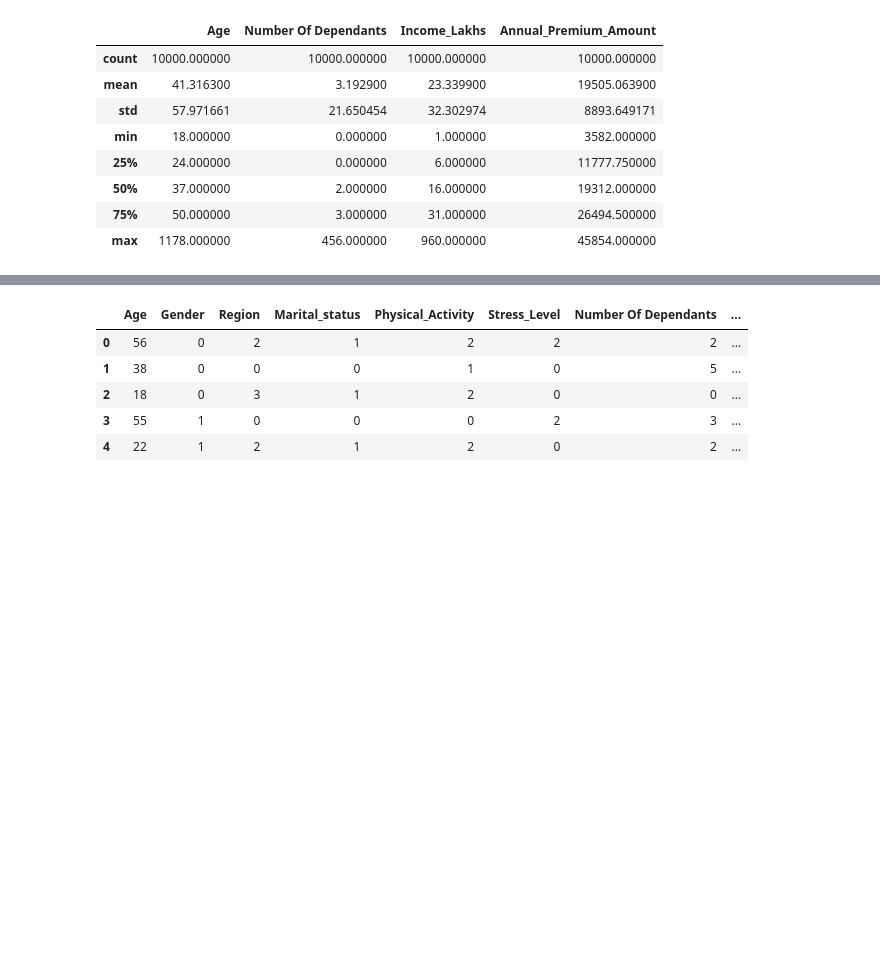
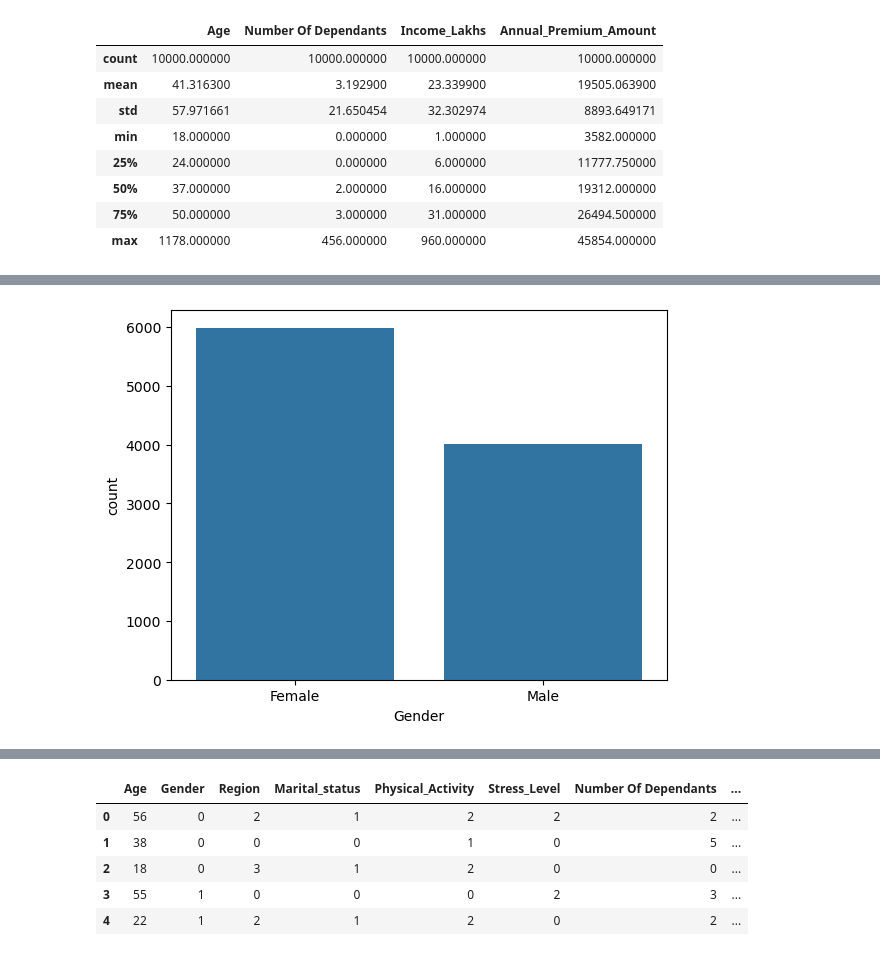
Before and after one commit to Karan-Khilnani/health-insurance-premium-predictor, a Jupyter notebook: Health_insu_premium.ipynb, the cells around one changed output, grey strips where cells are left out. Saved outputs shown, nothing was run; the diff lists cells and outputs as text; code cells hidden in the pictures; blank space fills up the shorter version.

```diff
--- a/Health_insu_premium.ipynb
+++ b/Health_insu_premium.ipynb
@@ -115,0 +136,5 @@ df.describe()
+# %%
+sns.countplot(data=df,x="Gender")
+plt.show()
+# %% [output]
+[figure, added]
```
Also changed, not shown: parts of 28 cells of this notebook.
